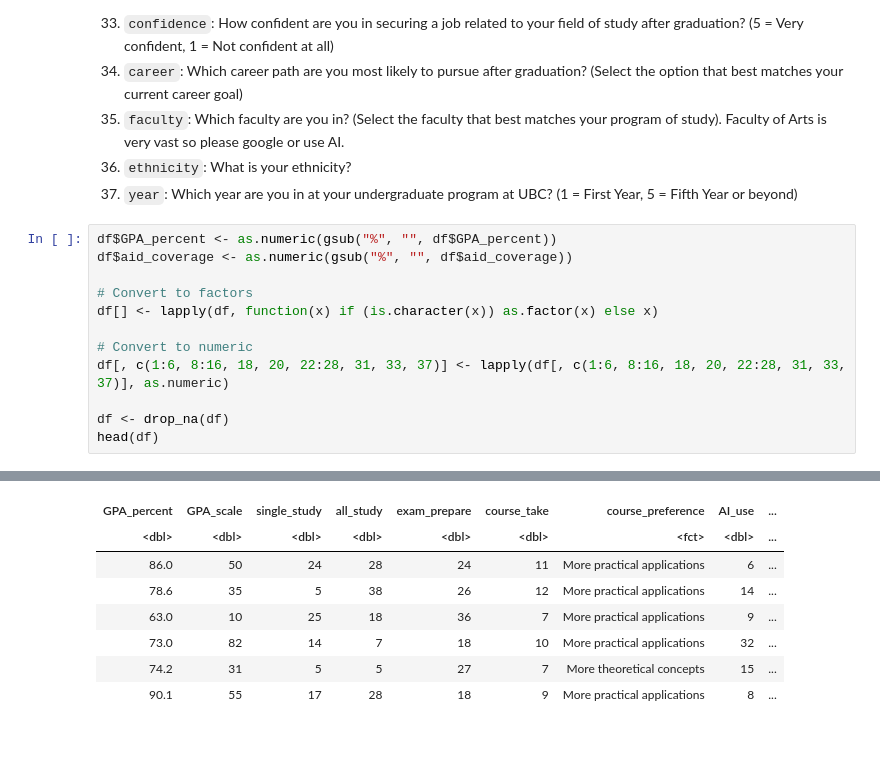
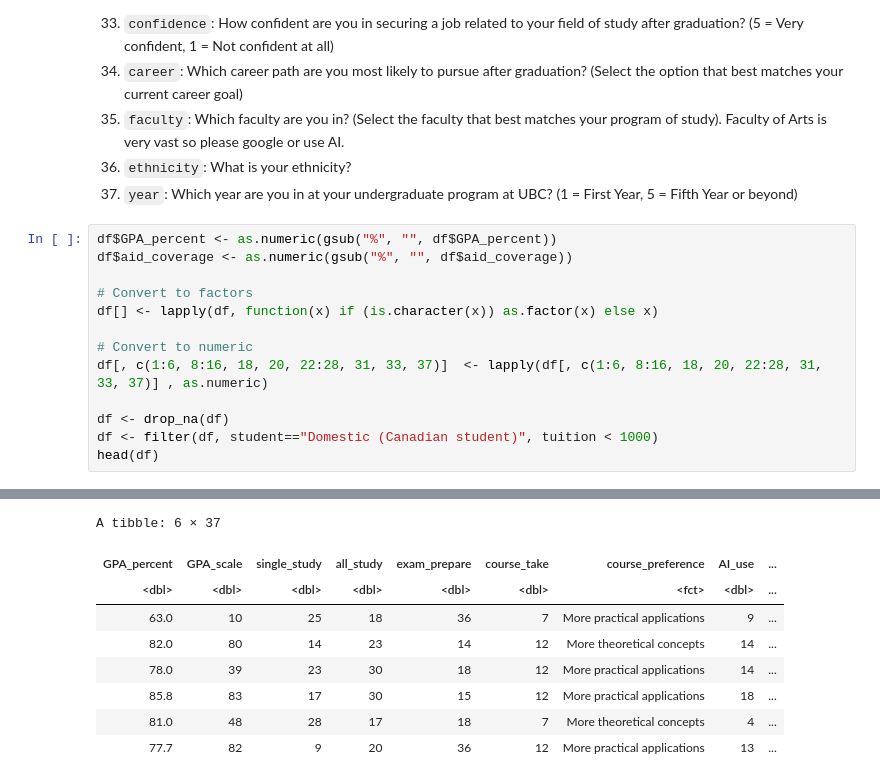
Before and after one commit to Speculatorrr/ECON326-Tuition-on-GPA-Regression, a Jupyter notebook: project.ipynb, the cells around one changed output, grey strips where cells are left out. Saved outputs shown, nothing was run; the diff lists cells and outputs as text; blank space fills up the shorter version.

```diff
--- a/project.ipynb
+++ b/project.ipynb
@@ -73,8 +74,9 @@ df$aid_coverage <- as.numeric(gsub("%", "", df$aid_coverage))
 df[] <- lapply(df, function(x) if (is.character(x)) as.factor(x) else x)
 
 # Convert to numeric
-df[, c(1:6, 8:16, 18, 20, 22:28, 31, 33, 37)] <- lapply(df[, c(1:6, 8:16, 18, 20, 22:28, 31, 33, 37)], as.numeric)
+df[, c(1:6, 8:16, 18, 20, 22:28, 31, 33, 37)]  <- lapply(df[, c(1:6, 8:16, 18, 20, 22:28, 31, 33, 37)] , as.numeric)
 
 df <- drop_na(df)
+df <- filter(df, student=="Domestic (Canadian student)", tuition < 1000)
 head(df)
 # %% [output]
@@ -82,8 +87,9 @@ A tibble: 6 × 37
+A tibble: 6 × 37
 | GPA_percent | GPA_scale | single_study | all_study | exam_prepare | course_take | course_preference | AI_use | ... |
 | <dbl> | <dbl> | <dbl> | <dbl> | <dbl> | <dbl> | <fct> | <dbl> | ... |
-| 86.0 | 50 | 24 | 28 | 24 | 11 | More practical applications | 6 | ... |
-| 78.6 | 35 | 5 | 38 | 26 | 12 | More practical applications | 14 | ... |
 | 63.0 | 10 | 25 | 18 | 36 | 7 | More practical applications | 9 | ... |
-| 73.0 | 82 | 14 | 7 | 18 | 10 | More practical applications | 32 | ... |
-| 74.2 | 31 | 5 | 5 | 27 | 7 | More theoretical concepts | 15 | ... |
-| 90.1 | 55 | 17 | 28 | 18 | 9 | More practical applications | 8 | ... |
+| 82.0 | 80 | 14 | 23 | 14 | 12 | More theoretical concepts | 14 | ... |
+| 78.0 | 39 | 23 | 30 | 18 | 12 | More practical applications | 14 | ... |
+| 85.8 | 83 | 17 | 30 | 15 | 12 | More practical applications | 18 | ... |
+| 81.0 | 48 | 28 | 17 | 18 | 7 | More theoretical concepts | 4 | ... |
+| 77.7 | 82 | 9 | 20 | 36 | 12 | More practical applications | 13 | ... |
```
Also changed, not shown: parts of 9 cells of this notebook.
